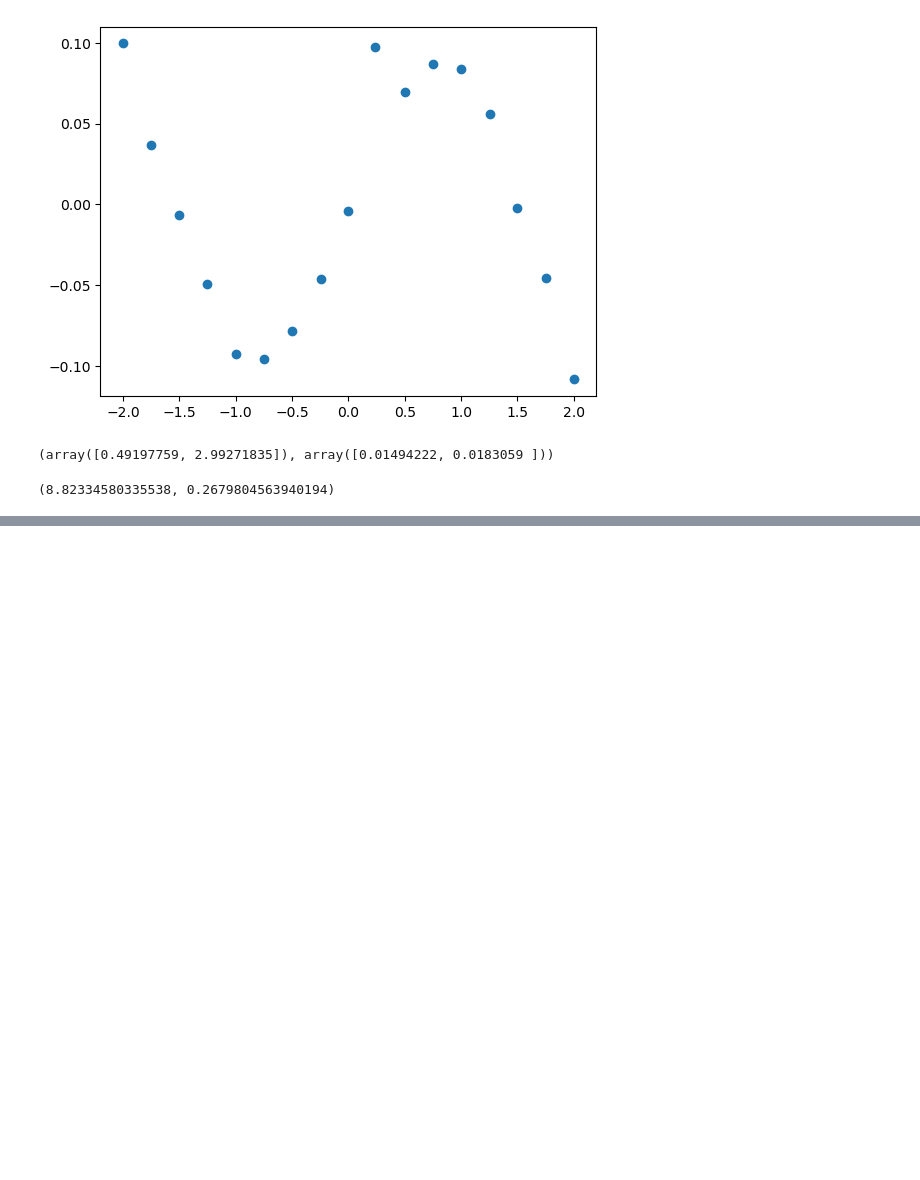
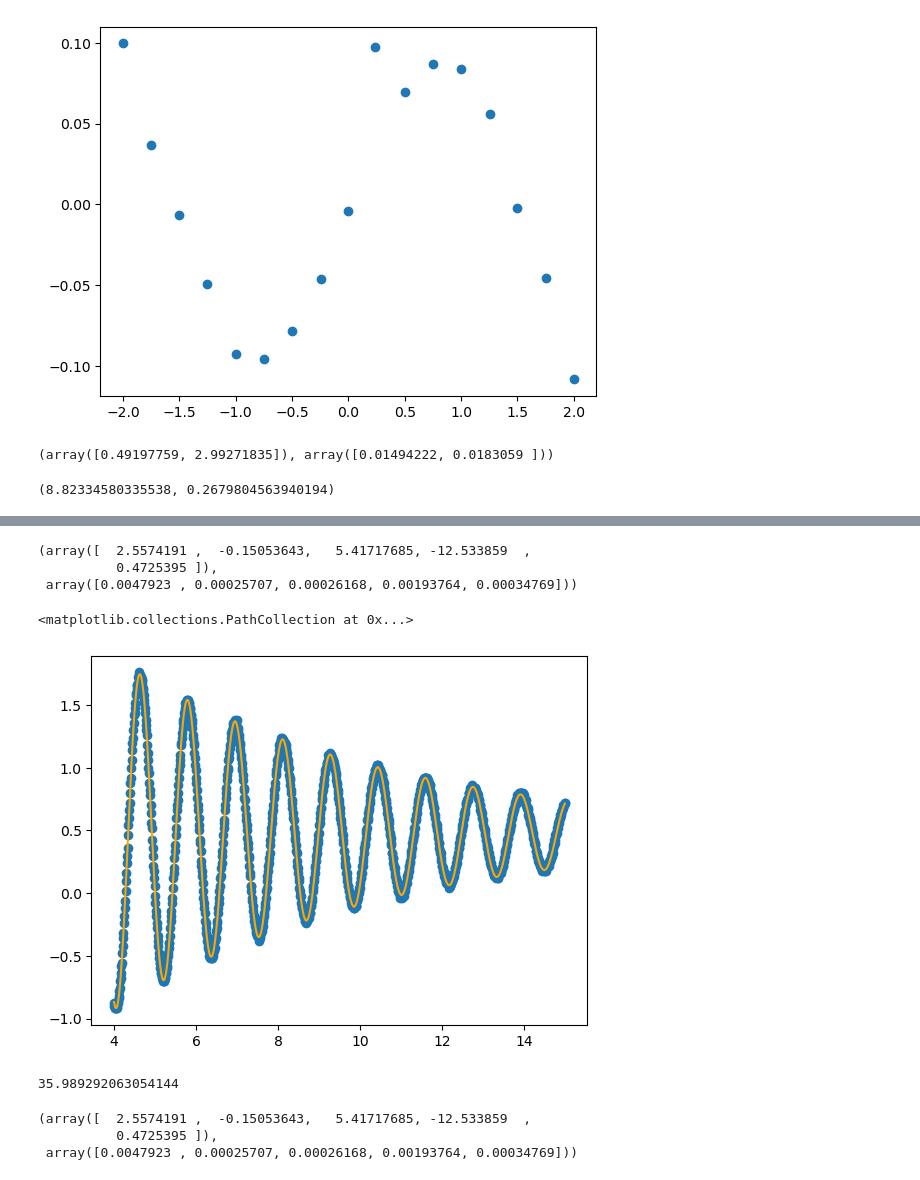
Before and after one commit to QuantumPower4/LabIntermedio2024-2, a Jupyter notebook: Oscilador Torsional/Untitled.ipynb, the cells around one changed output, grey strips where cells are left out. Drawn from its saved outputs; the diff is of its cells as text; code cells hidden in the pictures; blank space fills up the shorter version.

```diff
--- a/Oscilador Torsional/Untitled.ipynb
+++ b/Oscilador Torsional/Untitled.ipynb
@@ -124,0 +128,29 @@ params4[0]*kappa_teo/k_teo, np.sqrt(np.diag(pcov4))[0]*kappa_teo/k_teo
+# %%
+def subamort(x,A,B,C,D,E):
+    return A*np.exp(B*x)*np.cos(C*x + D) + E
+# %%
+data_sub1 = pd.read_excel(io = "Datos.xlsx", sheet_name = 1,engine="openpyxl", names=["t", "V"], header=None)
+# %%
+data_sub1 = data_sub1[400:1500].reset_index()
+
+time1 = data_sub1["t"].to_numpy()
+V1 = data_sub1["V"].to_numpy()
+# %%
+params5, pcov5 = s.optimize.curve_fit(subamort,time1,V1,maxfev = 20000)
+# %%
+params5, np.sqrt(np.diag(pcov5))
+# %% [output]
+(array([  2.5574191 ,  -0.15053643,   5.41717685, -12.533859  ,
+          0.4725395 ]),
+ array([0.0047923 , 0.00025707, 0.00026168, 0.00193764, 0.00034769]))
+# %%
+plt.plot(time1,subamort(time1,*params5), color="orange")
+plt.scatter(time1, V1)
+# %% [output]
+<matplotlib.collections.PathCollection at 0x...>
+[figure, added]
+# %%
+Q1 = np.sqrt(params5[2]**2+(params5[1]/2)**2)/np.abs(params5[1])
+Q1
+# %% [output]
+35.989292063054144
@@ -124,0 +164,8 @@ params4[0]*kappa_teo/k_teo, np.sqrt(np.diag(pcov4))[0]*kappa_teo/k_teo
+# %%
+params6, pcov6 = s.optimize.curve_fit(subamort,time2,V2,maxfev = 20000)
+
+params5, np.sqrt(np.diag(pcov5))
+# %% [output]
+(array([  2.5574191 ,  -0.15053643,   5.41717685, -12.533859  ,
+          0.4725395 ]),
+ array([0.0047923 , 0.00025707, 0.00026168, 0.00193764, 0.00034769]))
```
Also changed, not shown: parts of 16 cells of this notebook, 1 other file.
